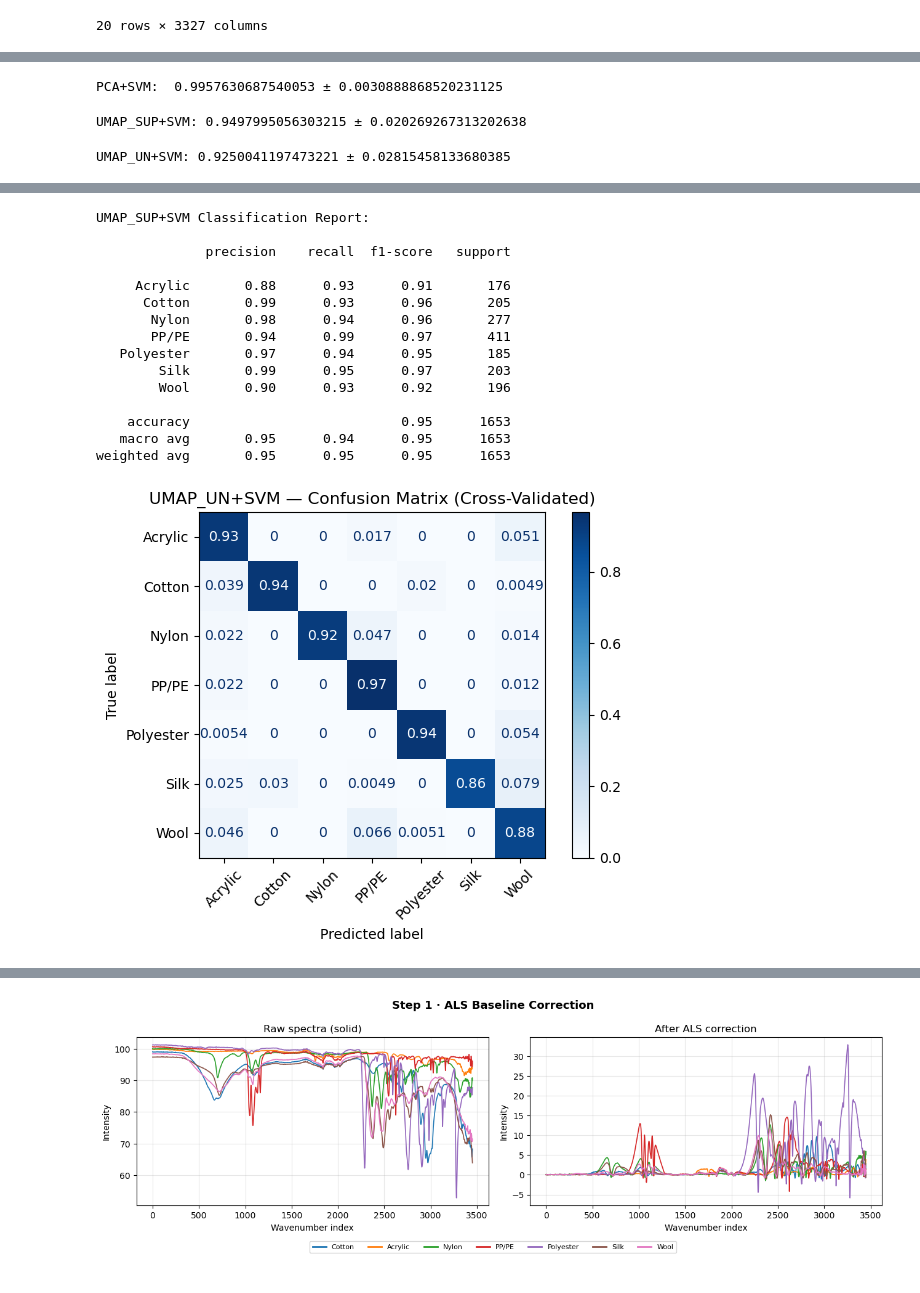
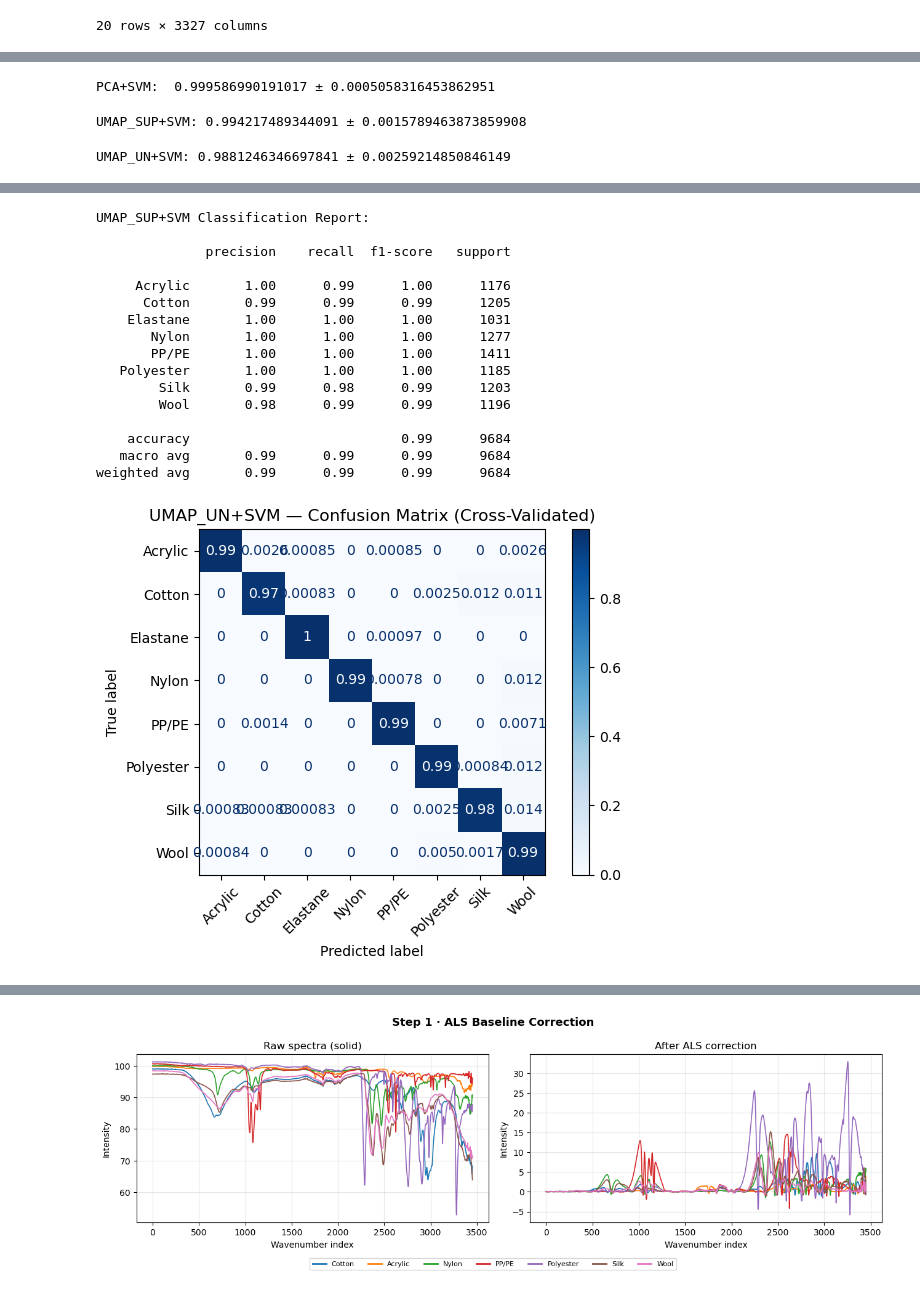
Before and after one commit to Eggorchikk/CBL_IR, a Jupyter notebook: CBL_ML/MD_CBL.ipynb, the cells around one changed output, grey strips where cells are left out. Drawn from its saved outputs; the diff is of its cells as text; code cells hidden in the pictures.

```diff
--- a/CBL_ML/MD_CBL.ipynb
+++ b/CBL_ML/MD_CBL.ipynb
@@ -202,7 +206,6 @@ def load_and_interpolate_csv(filepath):
             interpolated[non_nan]
         )
 
-    # Final safety check — should never trigger now
     if np.any(np.isnan(interpolated)):
         print(f"  SKIP (residual NaNs): {filepath.name}")
         return None
@@ -212,7 +215,7 @@ def load_and_interpolate_csv(filepath):
 
 folder = Path("KARLILE_excel_27032019")
 
-labels = ["cotton", "polyacrylic", "polyamide", "polyethylene", "polypropylene", "polyester", "silk", "wool"]
+labels = ["cotton", "polyacrylic", "elastane", "polyamide", "polyethylene", "polypropylene", "polyester", "silk", "wool"]
 
 rows = []
 
@@ -240,7 +243,7 @@ for csv_file in folder.glob("*.CSV"):
         "cotton": "Cotton", "polyacrylic": "Acrylic",
         "polyamide": "Nylon", "polyethylene": "PP/PE",
         "polypropylene": "PP/PE", "polyester": "Polyester",
-        "silk": "Silk", "wool": "Wool"
+        "silk": "Silk", "wool": "Wool", "elastane": "Elastane"
     }
     label = label_map[label]
 
@@ -436,0 +1012,12 @@ Final shape: (1653, 3327), NaNs: 0
+# %%
+y_true_lab = np.array([
+    parse_composition(lbl, classes)
+    for lbl in final_df_test_mix["Labels"]
+], dtype=np.float32)
+
+mae = mean_absolute_error(y_true_lab, preds)
+print(f"\nOverall MAE on lab data: {mae:.4f}")
+
+for i, cls in enumerate(classes):
+    if y_true_lab[:, i].sum() > 0:  # only show classes that appear
+        print(f"  {cls:<12}: {mean_absolute_error(y_true_lab[:, i], preds[:, i]):.4f}")
@@ -502,12 +1177,12 @@ codes, uniques = pd.factorize(labels)
 # %%
-X      = final_df.iloc[:, 2:].to_numpy(dtype=np.float32)
-labels = final_df["Labels"]
+X      = synthetic_pure_df.iloc[:, 2:].to_numpy(dtype=np.float32)
+labels = synthetic_pure_df["Labels"]
 skf    = StratifiedKFold(n_splits=5, shuffle=True, random_state=57)
 
 # PCA + SVM pipeline
 pca_svm = Pipeline([
-    ("pca", PCA(n_components=17)),
-    ("svm", SVC(kernel="rbf", C=0.5, gamma=0.0005))
+    ("pca", PCA(n_components=13)),
+    ("svm", SVC(kernel="rbf", C=5, gamma=0.0005))
 ])
 
 pca_scores = cross_val_score(pca_svm, X, labels, cv=skf, scoring="accuracy")
@@ -518,7 +1193,7 @@ print(f"PCA+SVM:  {pca_scores.mean()} ± {pca_scores.std()}")
 # UMAP (supervised) + SVM pipeline
 umap_sup_svm = Pipeline([
     ("umap", UMAPTransformer(n_components=30, n_neighbors=10, min_dist=0.1, supervised=True)),
-    ("svm",  SVC(kernel="rbf", C=0.5, gamma=0.0005))
+    ("svm",  SVC(kernel="rbf", C=5, gamma=0.0005))
 ])
 
 umap_sup_scores = cross_val_score(umap_sup_svm, X, labels, cv=skf, scoring="accuracy")
@@ -528,7 +1203,7 @@ print(f"UMAP_SUP+SVM: {umap_sup_scores.mean()} ± {umap_sup_scores.std()}")
 # UMAP (unsupervised) + SVM pipeline
 umap_un_svm = Pipeline([
     ("umap", UMAPTransformer(n_components=30, n_neighbors=10, min_dist=0.1, supervised=False)),
-    ("svm",  SVC(kernel="rbf", C=0.5, gamma=0.0005))
+    ("svm",  SVC(kernel="rbf", C=5, gamma=0.0005))
 ])
 
 umap_un_scores = cross_val_score(umap_un_svm, X, labels, cv=skf, scoring="accuracy")
@@ -546,28 +1221,7 @@ for name, pred in [("PCA+SVM", pca_pred), ("UMAP_SUP+SVM", umap_sup_pred), ("UMA
     plt.show()
     print(f"\n{name} Classification Report:\n")
     print(classification_report(labels, pred))
-
-# # confusion matrix
-# cm = confusion_matrix(labels, y_pred, normalize="true")
-
-# disp = ConfusionMatrixDisplay(confusion_matrix=cm, display_labels=np.unique(labels))
-# disp.plot(cmap="Blues", xticks_rotation=45)
-# plt.title("Confusion Matrix (Cross-Validated)")
-# plt.show()
-
-# # classification report
-# print("\nClassification Report:\n")
-# print(classification_report(labels, y_pred))
-
-# print("Fold accuracies:", scores)
-# print("Mean accuracy:", np.mean(scores))
-# print("Std deviation:", np.std(scores))
-
-# plt.boxplot(scores)
-# plt.title("Cross-validation accuracy distribution")
-# plt.ylabel("Accuracy")
-# plt.show()
 # %% [output]
-PCA+SVM:  0.9957630687540053 ± 0.0030888868520231125
+PCA+SVM:  0.999586990191017 ± 0.0005058316453862951
-UMAP_SUP+SVM: 0.9497995056303215 ± 0.020269267313202638
+UMAP_SUP+SVM: 0.994217489344091 ± 0.0015789463873859908
-UMAP_UN+SVM: 0.9250041197473221 ± 0.02815458133680385
+UMAP_UN+SVM: 0.9881246346697841 ± 0.00259214850846149
@@ -591,19 +1246,20 @@ weighted avg       1.00      1.00      1.00      1653
 UMAP_SUP+SVM Classification Report:
 
               precision    recall  f1-score   support
 
-     Acrylic       0.88      0.93      0.91       176
-      Cotton       0.99      0.93      0.96       205
-       Nylon       0.98      0.94      0.96       277
-       PP/PE       0.94      0.99      0.97       411
-   Polyester       0.97      0.94      0.95       185
-        Silk       0.99      0.95      0.97       203
-        Wool       0.90      0.93      0.92       196
+     Acrylic       1.00      0.99      1.00      1176
+      Cotton       0.99      0.99      0.99      1205
+    Elastane       1.00      1.00      1.00      1031
+       Nylon       1.00      1.00      1.00      1277
+       PP/PE       1.00      1.00      1.00      1411
+   Polyester       1.00      1.00      1.00      1185
+        Silk       0.99      0.98      0.99      1203
+        Wool       0.98      0.99      0.99      1196
 
-    accuracy                           0.95      1653
-   macro avg       0.95      0.94      0.95      1653
-weighted avg       0.95      0.95      0.95      1653
+    accuracy                           0.99      9684
+   macro avg       0.99      0.99      0.99      9684
+weighted avg       0.99      0.99      0.99      9684
-[figure, old version]
+[figure, new version]
 UMAP_UN+SVM Classification Report:
 
               precision    recall  f1-score   support
```
Also changed, not shown: parts of 34 cells of this notebook, 47 other files.
